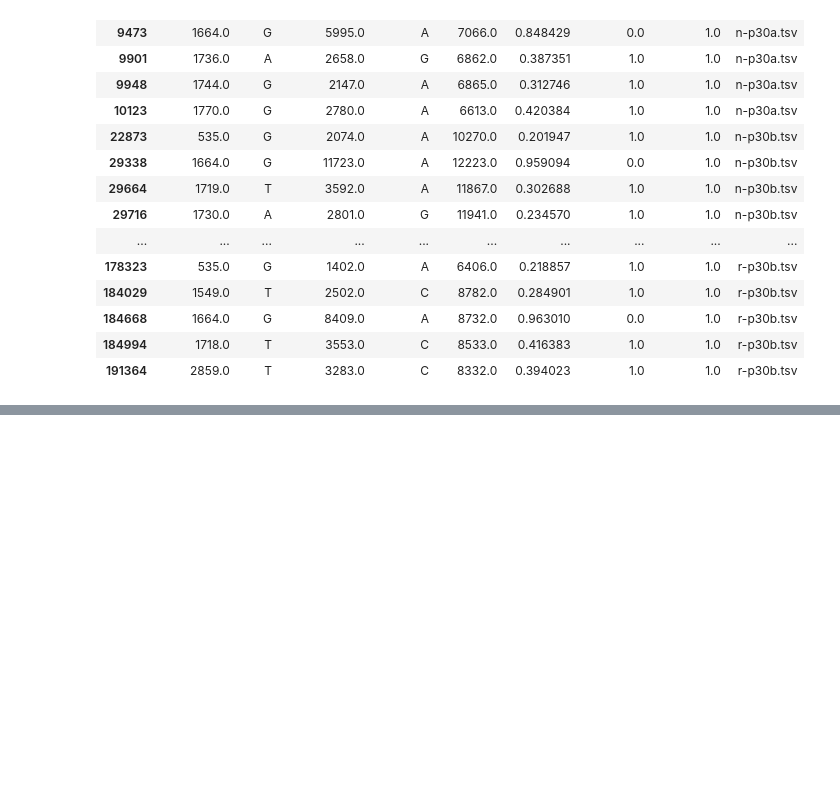
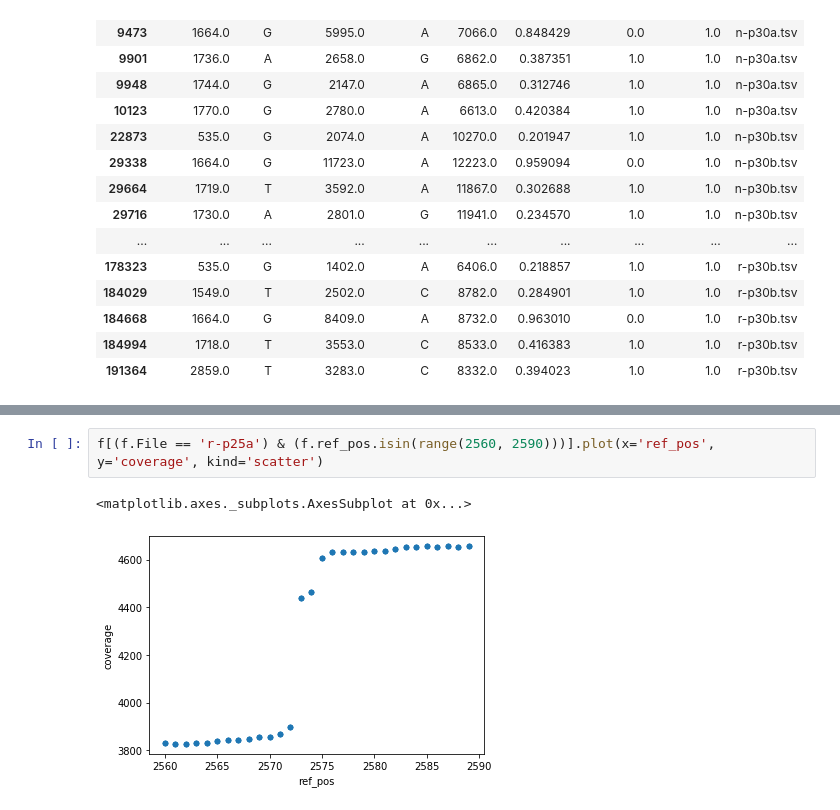
Before and after one commit to taliaku/SternLab, a Jupyter notebook: MS2_analysis/loop_genomics_short_genomes.ipynb, the cells around one changed output, grey strips where cells are left out. Saved outputs shown, nothing was run; the diff lists cells and outputs as text; blank space fills up the shorter version.

```diff
--- a/MS2_analysis/loop_genomics_short_genomes.ipynb
+++ b/MS2_analysis/loop_genomics_short_genomes.ipynb
@@ -497,0 +582,5 @@ for i in ['p3-km1', 'p3-km1_nopip', 'p3-km2', 'p3-km3', 'p7-km1', 'p7-km2', 'p7-
+# %%
+f[(f.File == 'r-p25a') & (f.ref_pos.isin(range(2560, 2590)))].plot(x='ref_pos', y='coverage', kind='scatter')
+# %% [output]
+<matplotlib.axes._subplots.AxesSubplot at 0x...>
+[figure, added]
```
Also changed, not shown: parts of 22 cells of this notebook, 1 other file.
